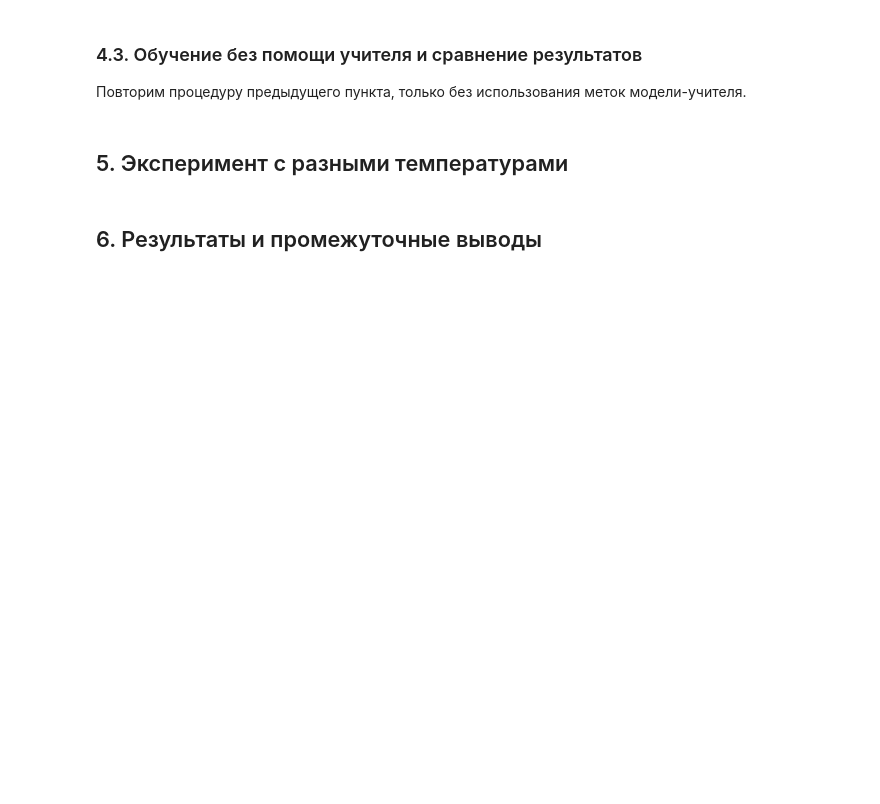
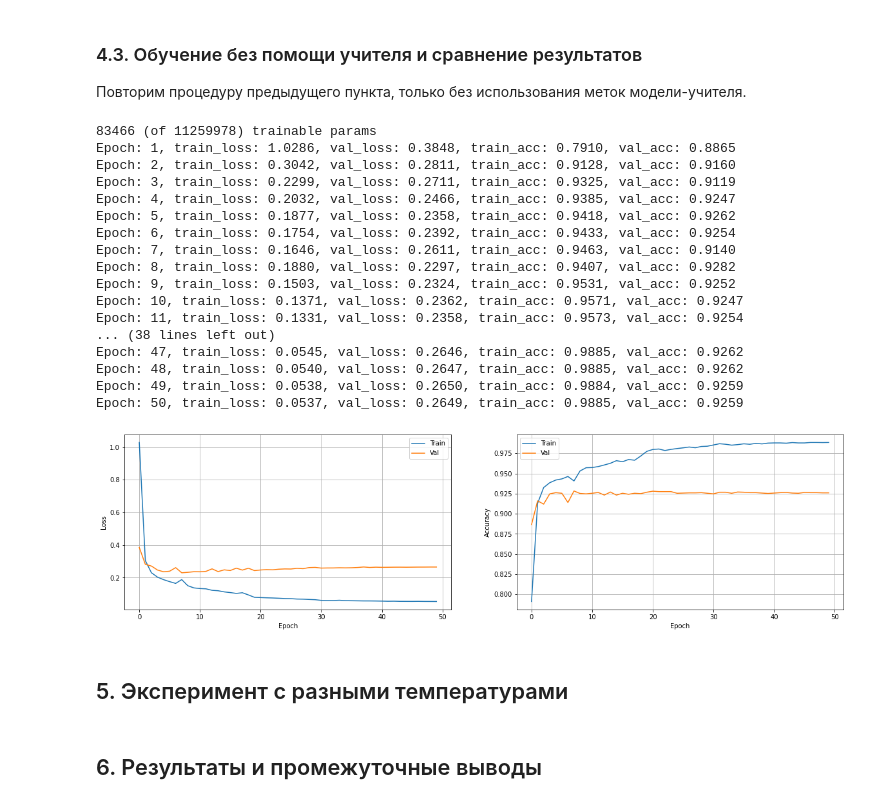
Before and after one commit to stdereka/knowledge-distillation, a Jupyter notebook: report.ipynb, the cells around one changed output. Saved outputs shown, nothing was run; the diff lists cells and outputs as text; code cells hidden in the pictures; blank space fills up the shorter version.

```diff
--- a/report.ipynb
+++ b/report.ipynb
@@ -184,19 +270,37 @@ np.save(f"./experiments/hyperparams/history_resnet18_T_4.0_alpha_0.1.npy", histo
 # %%
 os.makedirs("./experiments/hyperparams", exist_ok=True)
 seed_everything(SEED)
 
-seed_everything(SEED)
 resnet18 = resnet18_student2(N_CLASSES, DEVICE)
 trainable = get_number_of_params(resnet18, trainable=True)
 total = get_number_of_params(resnet18, trainable=False)
 print(f"{trainable} (of {total}) trainable params")
-train_dataset = Imagewoof(train_val_files, LABEL_ENCODER)
-test_dataset = Imagewoof(test_files, LABEL_ENCODER)
+train_dataset = ImageDataset(train_val_files, LABEL_ENCODER)
+test_dataset = ImageDataset(test_files, LABEL_ENCODER)
 opt = torch.optim.Adam(resnet18.parameters(), lr=0.0003)
 criterion = nn.CrossEntropyLoss()
-history_resnet18_no_teacher = train(train_data set, test_dataset, resnet18, 50, 64, DEVICE, opt, criterion)
-plot_training_history(history_resnet18)
+history_resnet18_no_teacher = train(train_dataset, test_dataset, resnet18, 50, 64, DEVICE, opt, criterion)
+plot_training_history(history_resnet18_no_teacher)
 np.save(f"./experiments/hyperparams/history_resnet18_no_teacher.npy", history_resnet18_no_teacher)
+# %% [output]
+83466 (of 11259978) trainable params
+Epoch: 1, train_loss: 1.0286, val_loss: 0.3848, train_acc: 0.7910, val_acc: 0.8865
+Epoch: 2, train_loss: 0.3042, val_loss: 0.2811, train_acc: 0.9128, val_acc: 0.9160
+Epoch: 3, train_loss: 0.2299, val_loss: 0.2711, train_acc: 0.9325, val_acc: 0.9119
+Epoch: 4, train_loss: 0.2032, val_loss: 0.2466, train_acc: 0.9385, val_acc: 0.9247
+Epoch: 5, train_loss: 0.1877, val_loss: 0.2358, train_acc: 0.9418, val_acc: 0.9262
+Epoch: 6, train_loss: 0.1754, val_loss: 0.2392, train_acc: 0.9433, val_acc: 0.9254
+Epoch: 7, train_loss: 0.1646, val_loss: 0.2611, train_acc: 0.9463, val_acc: 0.9140
+Epoch: 8, train_loss: 0.1880, val_loss: 0.2297, train_acc: 0.9407, val_acc: 0.9282
+Epoch: 9, train_loss: 0.1503, val_loss: 0.2324, train_acc: 0.9531, val_acc: 0.9252
+Epoch: 10, train_loss: 0.1371, val_loss: 0.2362, train_acc: 0.9571, val_acc: 0.9247
+Epoch: 11, train_loss: 0.1331, val_loss: 0.2358, train_acc: 0.9573, val_acc: 0.9254
+... (38 lines left out)
+Epoch: 47, train_loss: 0.0545, val_loss: 0.2646, train_acc: 0.9885, val_acc: 0.9262
+Epoch: 48, train_loss: 0.0540, val_loss: 0.2647, train_acc: 0.9885, val_acc: 0.9262
+Epoch: 49, train_loss: 0.0538, val_loss: 0.2650, train_acc: 0.9884, val_acc: 0.9259
+Epoch: 50, train_loss: 0.0537, val_loss: 0.2649, train_acc: 0.9885, val_acc: 0.9259
+[figure, added]
 # %% [markdown]
 ## 5. Эксперимент с разными температурами
 # %% [markdown]
```
Also changed, not shown: parts of 11 cells of this notebook.
